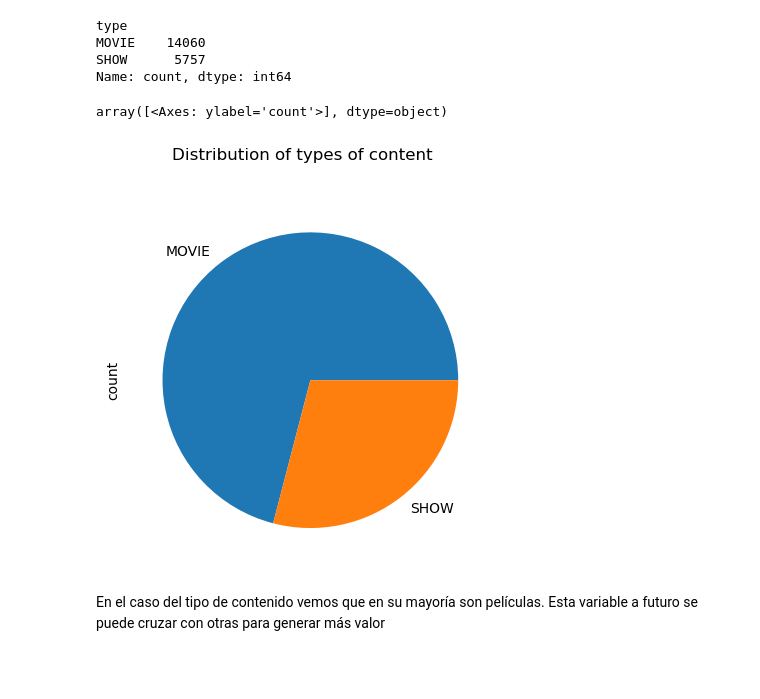
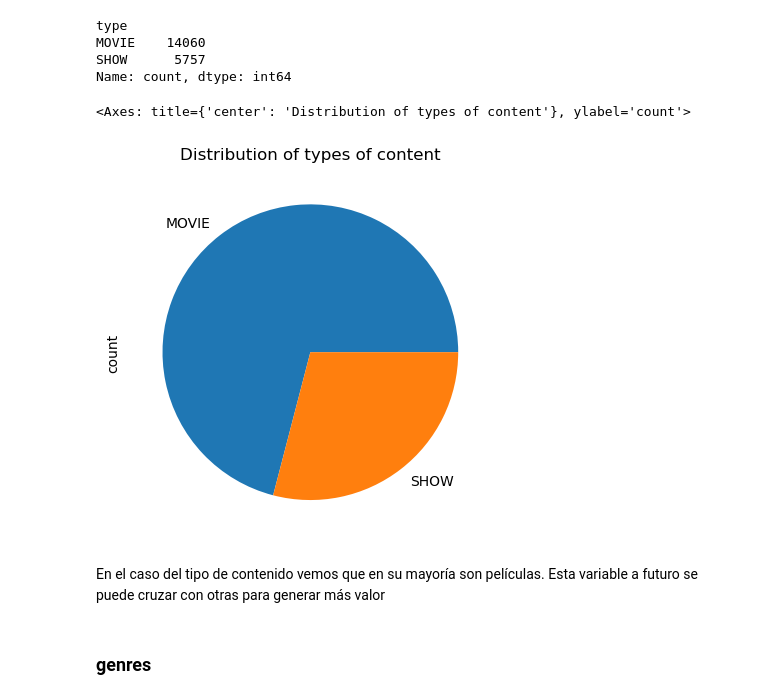
Before and after one commit to Josehoyos26/ML_NS_G13, a Jupyter notebook: Proyecto/EDA.ipynb, the cells around one changed output. Drawn from its saved outputs; the diff is of its cells as text; code cells hidden in the pictures; blank space fills up the shorter version.

```diff
--- a/Proyecto/EDA.ipynb
+++ b/Proyecto/EDA.ipynb
@@ -172,9 +172,11 @@ MOVIE    14060
 SHOW      5757
 Name: count, dtype: int64
 # %%
-type_counts.plot(kind='pie', subplots=True, title='Distribution of types of content')
+type_counts.plot(kind='pie', title='Distribution of types of content')
 # %% [output]
-array([<Axes: ylabel='count'>], dtype=object)
+<Axes: title={'center': 'Distribution of types of content'}, ylabel='count'>
-[figure, old version]
+[figure, new version]
 # %% [markdown]
 En el caso del tipo de contenido vemos que en su mayoría son películas. Esta variable a futuro se puede cruzar con otras para generar más valor
+# %% [markdown]
+### genres
```
Also changed, not shown: parts of 5 cells of this notebook.
